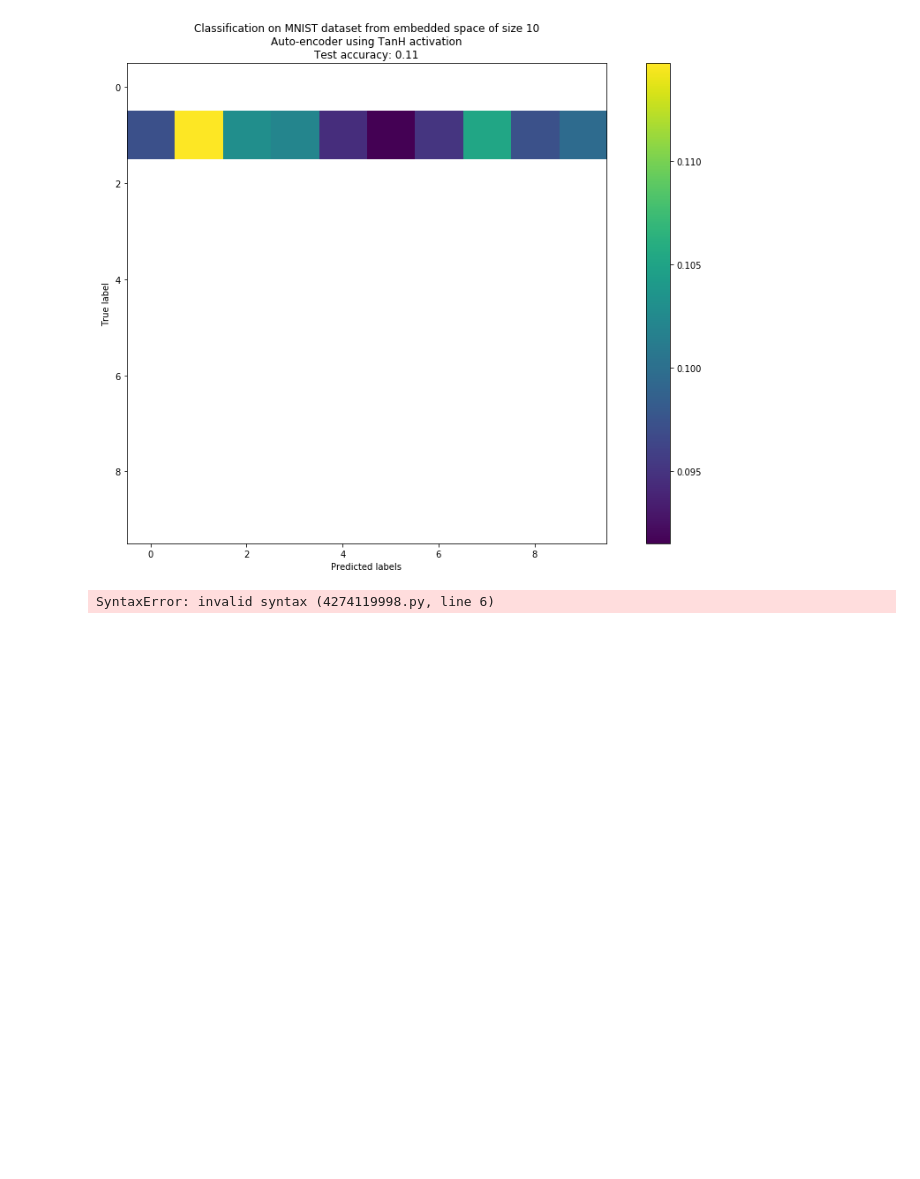
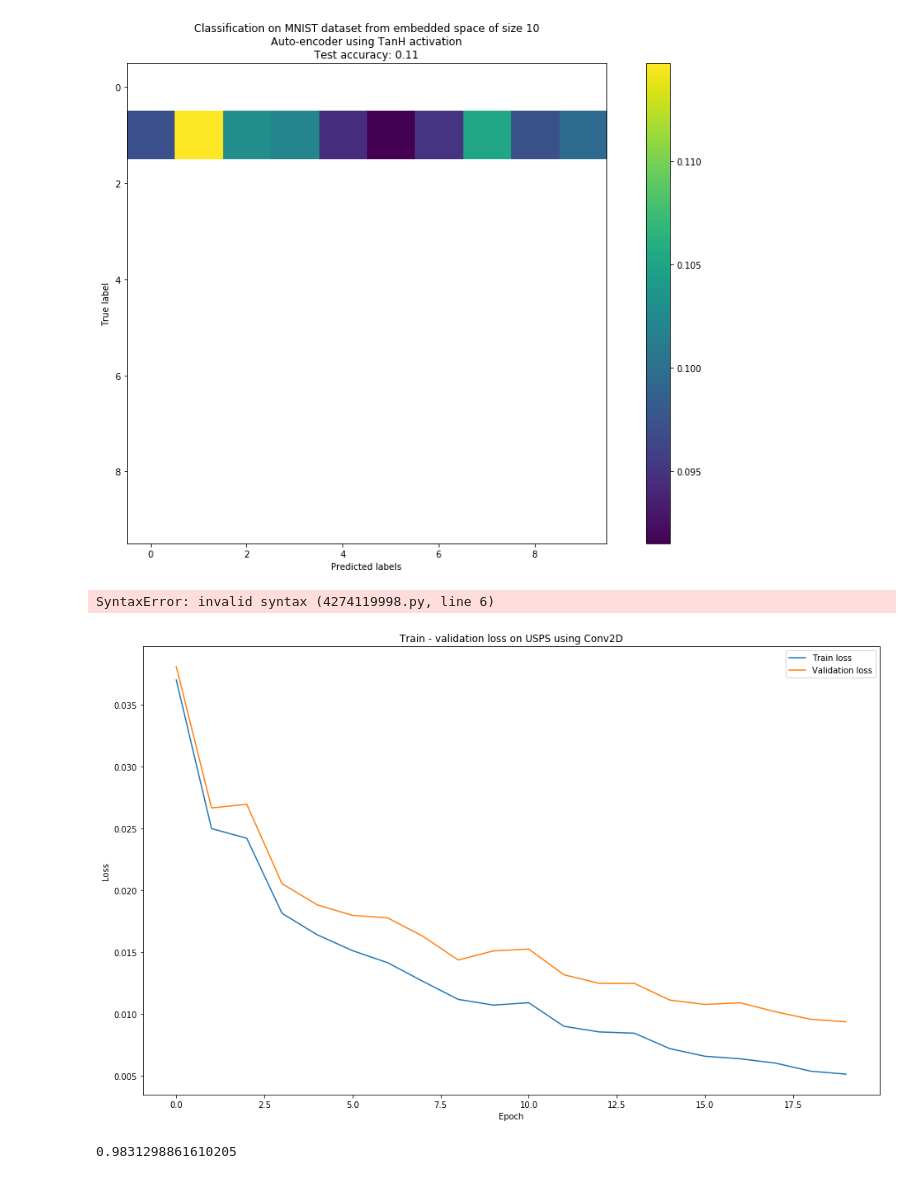
Before and after one commit to khiem2105/FakeTorch, a Jupyter notebook: src/test.ipynb, the cells around one changed output. Saved outputs shown, nothing was run; the diff lists cells and outputs as text; code cells hidden in the pictures; blank space fills up the shorter version.

```diff
--- a/src/test.ipynb
+++ b/src/test.ipynb
@@ -520,3 +520,24 @@ import torch
 m = torch.nn.Sequential()
 # %% [output]
 SyntaxError: invalid syntax (4274119998.py, line 6)
+# %%
+with open("../../archives/usps_cnn/model", "rb") as f:
+    m = pickle.load(f)
+
+with open("../../archives/usps_cnn/train_loss", "rb") as f:
+    train_loss = np.load(f)
+
+with open("../../archives/usps_cnn/val_loss", "rb") as f:
+    val_loss = np.load(f)
+# %%
+plt.figure(figsize=(16, 10))
+plt.plot(range(len(train_loss)), train_loss, label="Train loss")
+plt.plot(range(len(val_loss)), val_loss, label="Validation loss")
+plt.title(f"Train - validation loss on USPS using Conv2D")
+plt.xlabel("Epoch")
+plt.ylabel("Loss")
+plt.legend()
+
+plt.savefig("../plots/usps_cnn")
+# %% [output]
+[figure, added]
@@ -522,0 +550,6 @@ SyntaxError: invalid syntax (4274119998.py, line 6)
+# %%
+acc = accuracy_score(Y, yhat)
+
+print(acc)
+# %% [output]
+0.9831298861610205
```
Also changed, not shown: parts of 4 cells of this notebook, 3 other files.
